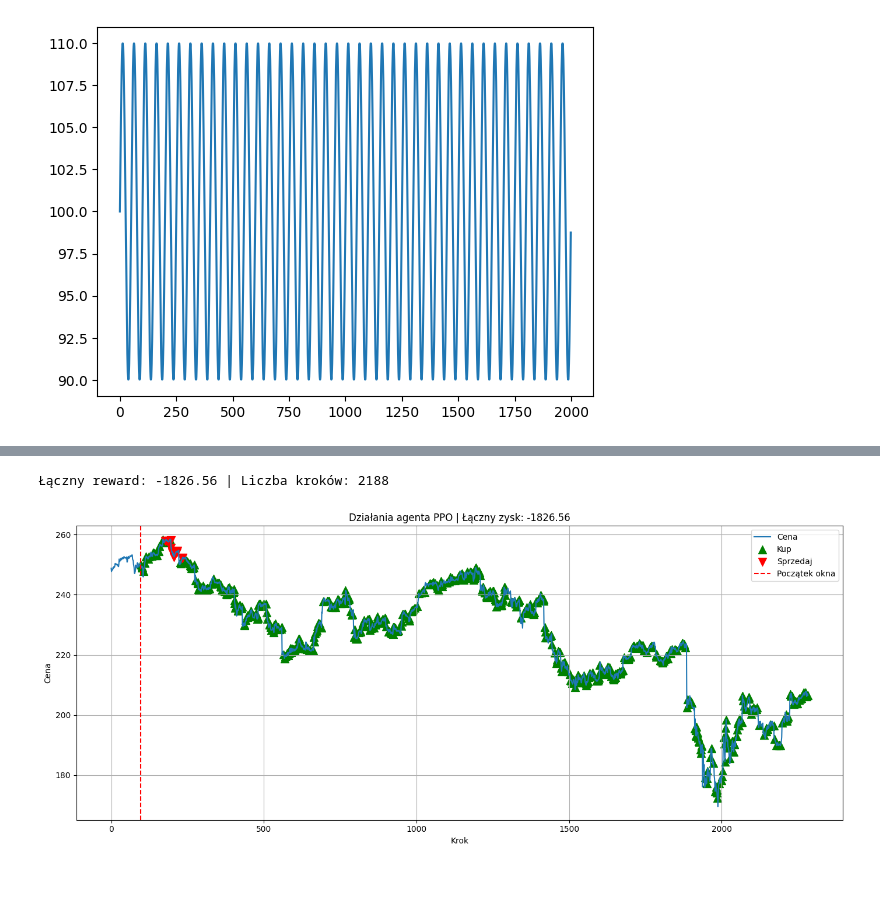
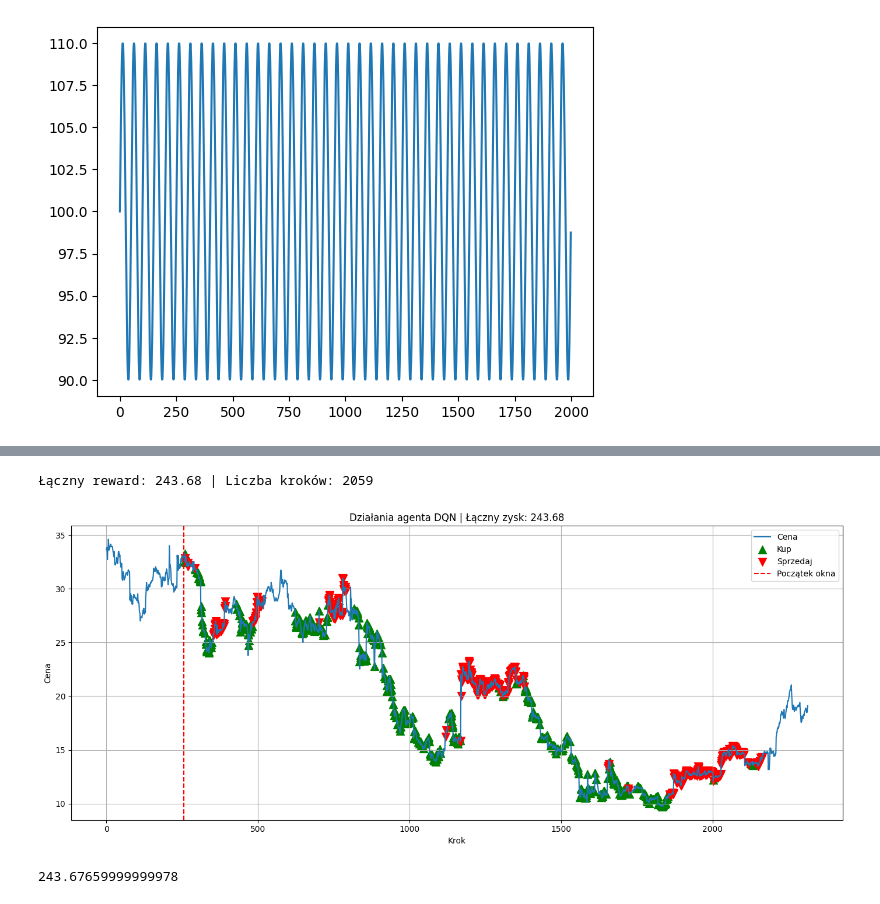
Before and after one commit to prosowiec/trade_rl, a Jupyter notebook: trainPPO.ipynb, the cells around one changed output, grey strips where cells are left out. Cells and saved outputs as stored; diff of their text form; code cells hidden in the pictures.

Commit message:
add rainbow DQN

```diff
--- a/trainPPO.ipynb
+++ b/trainPPO.ipynb
@@ -232,5 +369,5 @@ plt.plot(df['close'])
 # %%
 from utils.database import read_stock_data
 
-df = read_stock_data('AAPL')[0]
+df = read_stock_data('AAOI')[0]
 df = df[['open', 'high', 'low', 'close', 'volume']]
@@ -245,8 +385,10 @@ train_end = int(0.8 * n)
 train_df = df.iloc[:train_end]
 valid_df = df.iloc[train_end:]
 
-env = TimeSeriesEnvOHLC(train_df, 96)
-valid_env = TimeSeriesEnvOHLC(valid_df, 96)
+# env = TimeSeriesEnv_simple(train_df, 96)
+# valid_env = TimeSeriesEnv_simple(valid_df, 96)
+env = TimeSeriesEnvOHLC(train_df, 256)
+valid_env = TimeSeriesEnvOHLC(valid_df, 256)
 
 env.reset()
 # %% [output]
@@ -266,17 +408,3 @@ array([[0.07669173, 0.19924812, 0.08017493, ..., 0.        , 0.        ,
 # %%
-agent = TraderPPO()
+agent = RainbowAgent('sine')
-# %%
-num_episodes = 20
-from tqdm import tqdm
-
-for episode in tqdm(range(num_episodes)):
-    state = env.reset()
-    done = False
-    while not done:
-        action, logp, value = agent.select_action(state)
-        next_state, reward, done = env.step(action)
-        agent.store_transition(state, action, reward, done, logp, value)
-        state = next_state
-
-    stats = agent.train()
 # %%
@@ -349,5 +535,6 @@ test_ppo_agent(valid_env, agent)
 # %%
-test_ppo_agent(env, agent)
+test_dqn_agent(env, agent)
 # %% [output]
-Łączny reward: -1826.56 | Liczba kroków: 2188
+Łączny reward: 243.68 | Liczba kroków: 2059
-[figure, old version]
+[figure, new version]
+243.67659999999978
```
Also changed, not shown: parts of 8 cells of this notebook, 4 other files.
